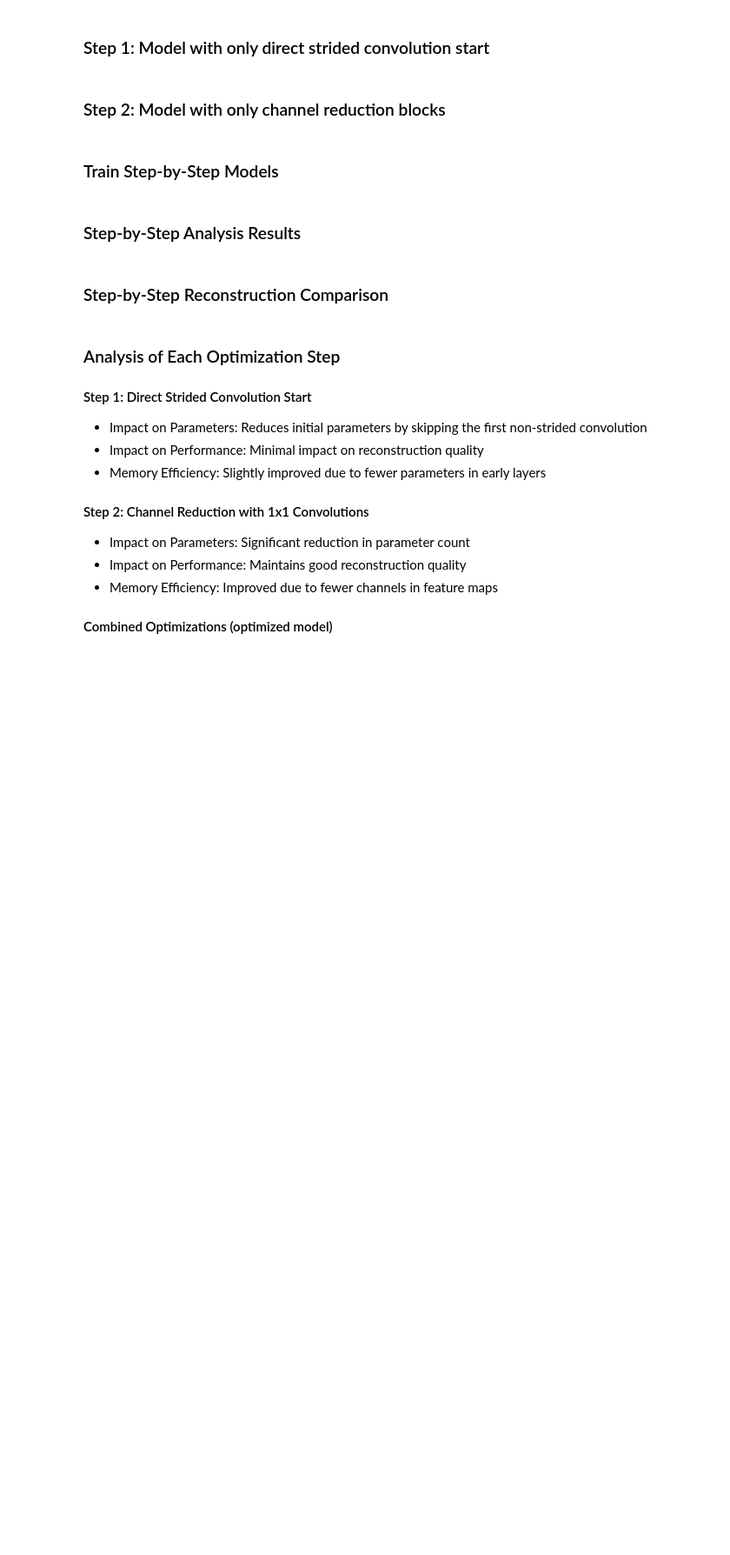
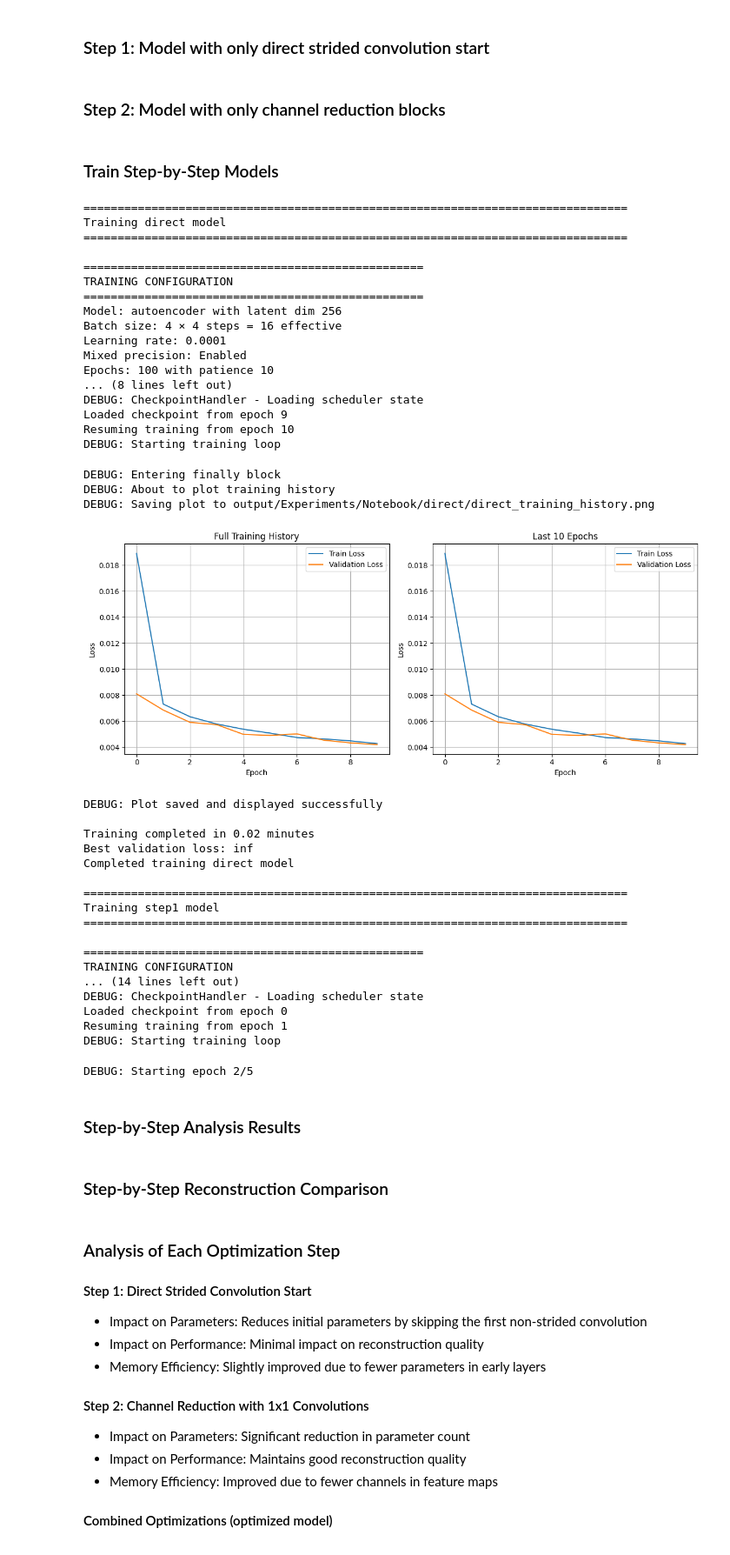
Before and after one commit to figoo210/unsupervised-parkinsons-imaging, a Jupyter notebook: autoencoder_optimization_experiments.ipynb, the cells around one changed output. Shown at 87% size. Drawn from its saved outputs; the diff is of its cells as text; code cells hidden in the pictures; blank space fills up the shorter version.

```diff
--- a/autoencoder_optimization_experiments.ipynb
+++ b/autoencoder_optimization_experiments.ipynb
@@ -312,9 +312,8 @@ def train_model_variant(variant_name, epochs=10):
 num_epochs = 10  # Adjust as needed
 
 # Model variants to train
-variants_to_train = ["optimized", "grouped_latent"]  # Focus on new models
-# Add other models if you want to compare with baseline
-# variants_to_train = ["direct", "light", "optimized", "grouped_latent"]
+# variants_to_train = ["optimized", "grouped_latent"]  # Focus on new models
+variants_to_train = ["direct", "light", "optimized", "grouped_latent"]
 
 # Train each model variant
 results = []
@@ -764,40 +851,80 @@ for model_name in step_models:
 
         # Train model
         train_losses, val_losses, trained_model = train_autoencoder(
-            model, train_loader, val_loader, config, disable_epoch_bars=False
+            model, train_loader, val_loader, config, disable_epoch_bars=True
         )
 
         # Calculate training time
         training_time = time.time() - start_time
 
         # Get final losses
         final_train_loss = train_losses[-1] if train_losses else float('inf')
         final_val_loss = val_losses[-1] if val_losses else float('inf')
 
         # Count parameters
         param_count = count_parameters(model)
 
         step_results.append({
             "name": model_name,
             "train_losses": train_losses,
             "val_losses": val_losses,
             "final_train_loss": final_train_loss,
             "final_val_loss": final_val_loss,
             "parameters": param_count,
             "training_time": training_time,
             "model": trained_model
         })
 
         print(f"Completed training {model_name} model")
 
         # Clean up to free memory
         torch.cuda.empty_cache()
         gc.collect()
 
     except Exception as e:
         print(f"Error training {model_name} model: {str(e)}")
         import traceback
         traceback.print_exc()
+# %% [output]
+================================================================================
+Training direct model
+================================================================================
+
+==================================================
+TRAINING CONFIGURATION
+==================================================
+Model: autoencoder with latent dim 256
+Batch size: 4 × 4 steps = 16 effective
+Learning rate: 0.0001
+Mixed precision: Enabled
+Epochs: 100 with patience 10
+... (8 lines left out)
+DEBUG: CheckpointHandler - Loading scheduler state
+Loaded checkpoint from epoch 9
+Resuming training from epoch 10
+DEBUG: Starting training loop
+DEBUG: Entering finally block
+DEBUG: About to plot training history
+DEBUG: Saving plot to output/Experiments/Notebook/direct/direct_training_history.png
+[figure, added]
+DEBUG: Plot saved and displayed successfully
+
+Training completed in 0.02 minutes
+Best validation loss: inf
+Completed training direct model
+
+================================================================================
+Training step1 model
+================================================================================
+
+==================================================
+TRAINING CONFIGURATION
+... (14 lines left out)
+DEBUG: CheckpointHandler - Loading scheduler state
+Loaded checkpoint from epoch 0
+Resuming training from epoch 1
+DEBUG: Starting training loop
+DEBUG: Starting epoch 2/5
 # %% [markdown]
 ### Step-by-Step Analysis Results
 # %%
```
Also changed, not shown: parts of 9 cells of this notebook.
